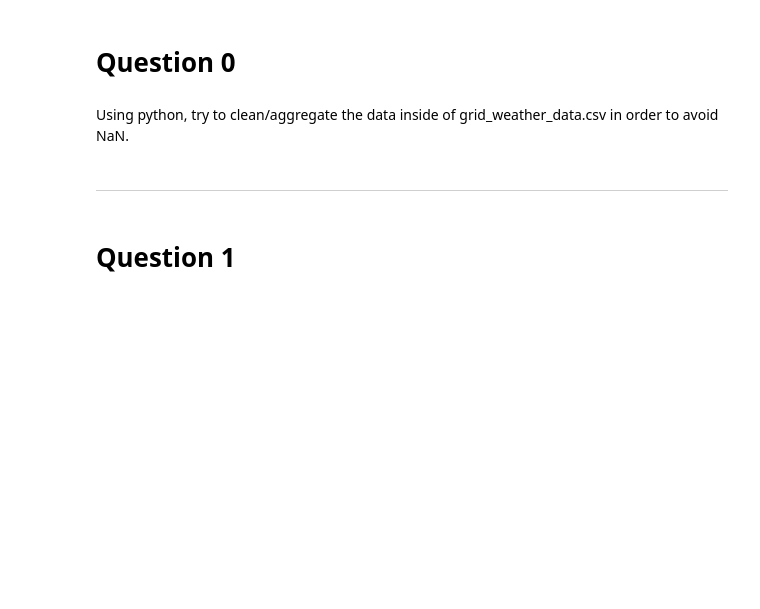
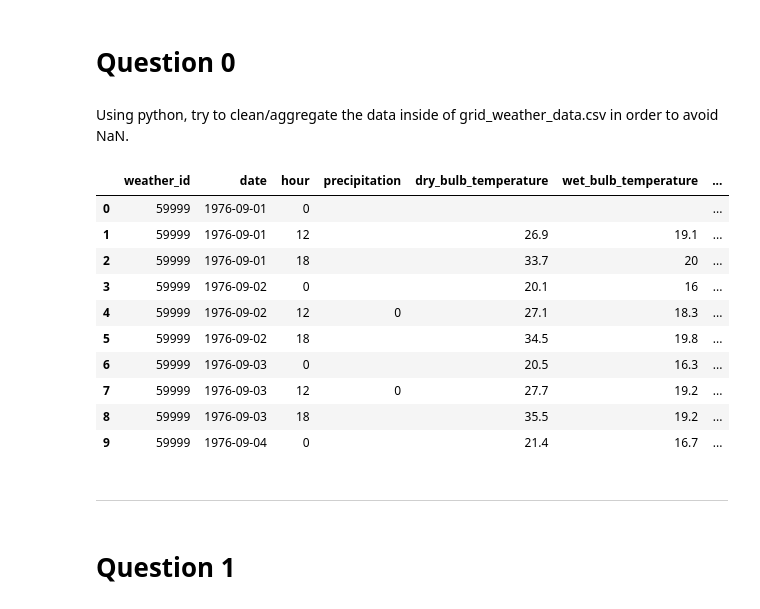
Before and after one commit to lesantana-python-projects/tornado-api, a Jupyter notebook: files/questions_python.ipynb, the cells around one changed output. Drawn from its saved outputs; the diff is of its cells as text; code cells hidden in the pictures; blank space fills up the shorter version.

```diff
--- a/files/questions_python.ipynb
+++ b/files/questions_python.ipynb
@@ -7,3 +12,25 @@ Using python, try to clean/aggregate the data inside of grid_weather_data.csv in
+# %%
+#code
+# clean all data in Nan to nothing list first 10 to example.
+df = pd.read_csv('grid_weather_data.csv', sep=',', index_col=None, usecols=['id', 'date', 'hour', 'precipitation', 'dry_bulb_temperature', 'wet_bulb_temperature',
+                               'high_temperature', 'low_temperature', 'relative_humidity', 'relative_humidity_avg',
+                               'pressure', 'sea_pressure', 'wind_direction', 'wind_speed_avg', 'cloud_cover',
+                               'evaporation']);
+df.rename(columns={'id': 'weather_id'}, inplace=True)
+df = df.astype(object).where(pd.notnull(df), '')
+df.head(10)
+# %% [output]
+|  | weather_id | date | hour | precipitation | dry_bulb_temperature | wet_bulb_temperature | ... |
+| 0 | 59999 | 1976-09-01 | 0 |  |  |  | ... |
+| 1 | 59999 | 1976-09-01 | 12 |  | 26.9 | 19.1 | ... |
+| 2 | 59999 | 1976-09-01 | 18 |  | 33.7 | 20 | ... |
+| 3 | 59999 | 1976-09-02 | 0 |  | 20.1 | 16 | ... |
+| 4 | 59999 | 1976-09-02 | 12 | 0 | 27.1 | 18.3 | ... |
+| 5 | 59999 | 1976-09-02 | 18 |  | 34.5 | 19.8 | ... |
+| 6 | 59999 | 1976-09-03 | 0 |  | 20.5 | 16.3 | ... |
+| 7 | 59999 | 1976-09-03 | 12 | 0 | 27.7 | 19.2 | ... |
+| 8 | 59999 | 1976-09-03 | 18 |  | 35.5 | 19.2 | ... |
+| 9 | 59999 | 1976-09-04 | 0 |  | 21.4 | 16.7 | ... |
 # %% [markdown]
 <hr>
 # %% [markdown]
```
Also changed, not shown: parts of 11 cells of this notebook, 3 other files.
